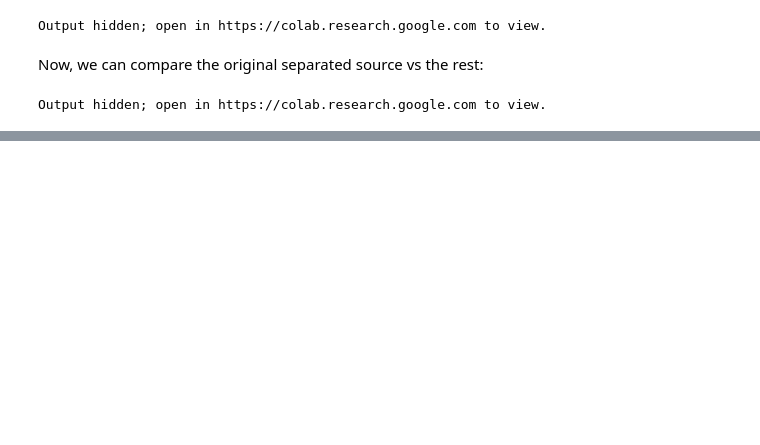
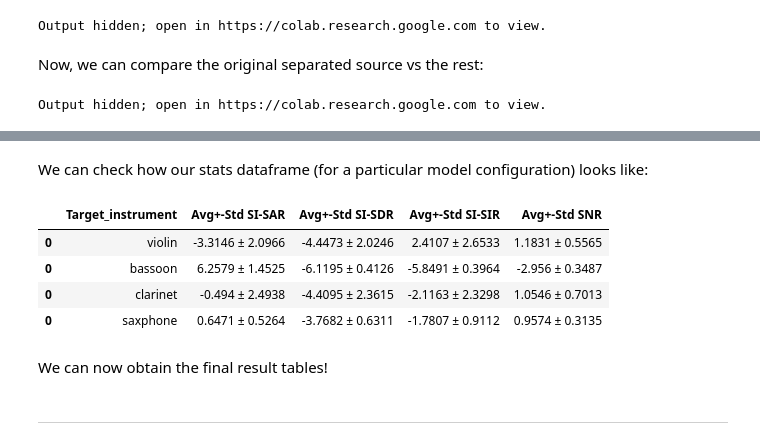
Before and after one commit to andrezg98/MusicSourceSep, a Jupyter notebook: Notebooks/Nussl/[TFG]_Bach10_Nussl_SepModel.ipynb, the cells around one changed output, grey strips where cells are left out. Cells and saved outputs as stored; diff of their text form; code cells hidden in the pictures; blank space fills up the shorter version.

```diff
--- a/Notebooks/Nussl/[TFG]_Bach10_Nussl_SepModel.ipynb
+++ b/Notebooks/Nussl/[TFG]_Bach10_Nussl_SepModel.ipynb
@@ -720,13 +584,13 @@ Let's see how the model can be loaded into a nussl separation object.
 # %%
-#@title String fields
+#@title **Choose hyperparameters**
 
 Target_instrument = 'Violin' #@param ["Violin", "Bassoon", "Clarinet", "Saxphone"]
 Max_mixtures = "10" #@param [1, 10]
 Hidden_size = "200" #@param [50, 100, 200]
 Num_layers = "2" #@param [1, 2]
-Dropout = "0" #@param [0, 0.2, 0.3]
+Dropout = "0.2" #@param [0, 0.2, 0.3]
 Epoch_length = "25" #@param [10, 25, 30]
 Max_epochs = "3" #@param [2, 3]
-Leave_song = "1" #@param [1, 2, 3, 4, 5, 6, 7, 8, 9, 10]
+Leave_song = "3" #@param [1, 2, 3, 4, 5, 6, 7, 8, 9, 10]
 
 Target_instrument = Target_instrument.lower()
@@ -864,0 +689,8 @@ The script above iterates over items in the test dataset and calculates a lot of
+# %%
+json_files = glob.glob(f'Bach10_nussl/models/leaveSong{Leave_song}/'+ model_config_str +"/*.json")
+
+df = nussl.evaluation.aggregate_score_files(
+    json_files, aggregator=np.nanmedian)
+nussl.evaluation.associate_metrics(separator.model, df, test_dataset)
+report_card = nussl.evaluation.report_card(df, report_each_source=True)
+print(report_card)
@@ -864,0 +847,16 @@ The script above iterates over items in the test dataset and calculates a lot of
+# %% [markdown]
+We can check how our stats dataframe (for a particular model configuration) looks like:
+# %%
+all_instr_stats_df
+# %% [output]
+|  | Target_instrument | Avg+-Std SI-SAR | Avg+-Std SI-SDR | Avg+-Std SI-SIR | Avg+-Std SNR |
+| 0 | violin | -3.3146 ± 2.0966 | -4.4473 ± 2.0246 | 2.4107 ± 2.6533 | 1.1831 ± 0.5565 |
+| 0 | bassoon | 6.2579 ± 1.4525 | -6.1195 ± 0.4126 | -5.8491 ± 0.3964 | -2.956 ± 0.3487 |
+| 0 | clarinet | -0.494 ± 2.4938 | -4.4095 ± 2.3615 | -2.1163 ± 2.3298 | 1.0546 ± 0.7013 |
+| 0 | saxphone | 0.6471 ± 0.5264 | -3.7682 ± 0.6311 | -1.7807 ± 0.9112 | 0.9574 ± 0.3135 |
+# %% [markdown]
+We can now obtain the final result tables!
+# %% [markdown]
+
+
+---
```
Also changed, not shown: parts of 127 cells of this notebook, 1 other file.
